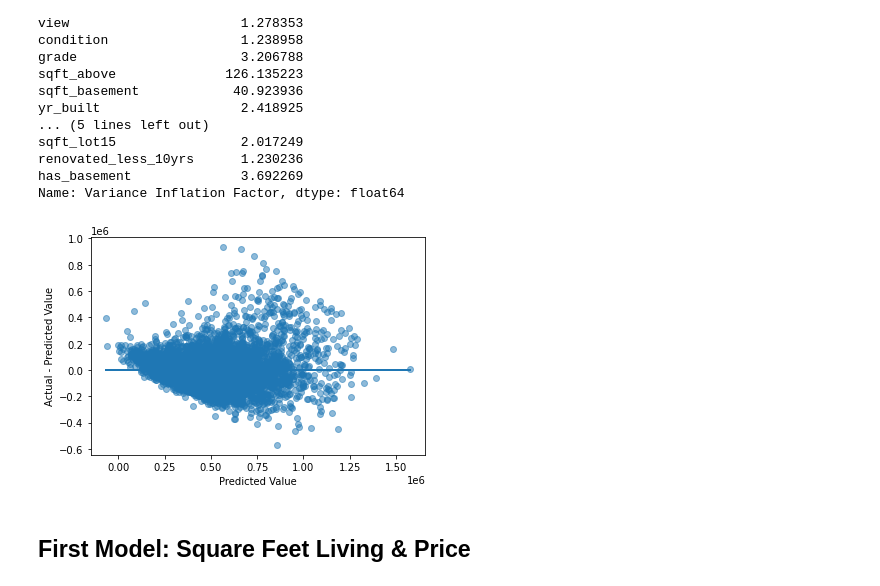
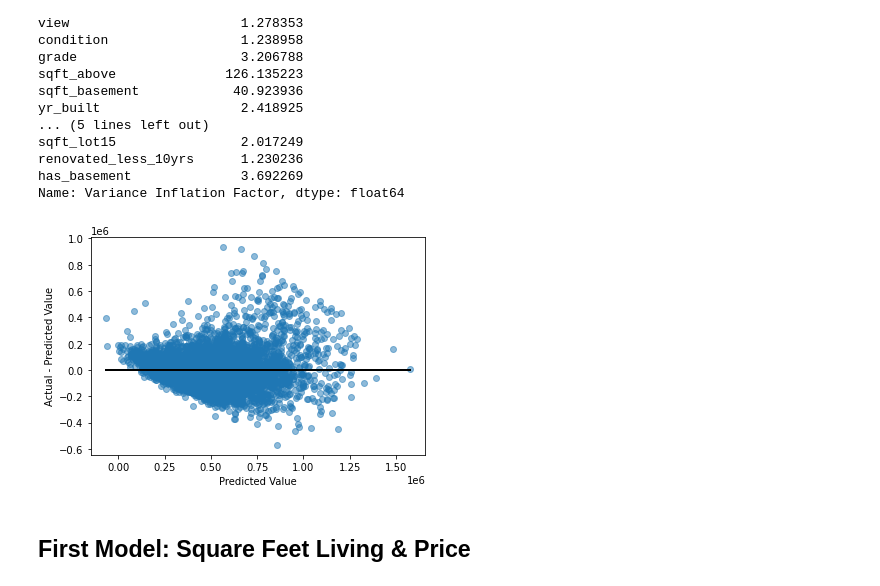
Before and after one commit to cyborgsage/kingco-realestate, a Jupyter notebook: doug_index.ipynb, the cells around one changed output. Saved outputs shown, nothing was run; the diff lists cells and outputs as text; code cells hidden in the pictures.

Commit message:
add all models, assumptions, and update markdown

```diff
--- a/doug_index.ipynb
+++ b/doug_index.ipynb
@@ -161,12 +160,3 @@ baseline_X_test_scaled.columns = baseline_X.columns
 print(f'Train Mean: {baseline_y_train.mean()}, Test Mean: {baseline_y_test.mean()}')
 # %% [output]
 Train Mean: 505325.3087087843, Test Mean: 512039.5039637599
-# %%
-baseline_model = LinearRegression()
-
-# Fit the model on X_train_final and y_train
-baseline_model.fit(baseline_X_train_scaled, baseline_y_train)
-
-# Score the model on X_test_final and y_test
-# (use the built-in .score method)
-baseline_model.score(baseline_X_test_scaled, baseline_y_test)
@@ -236,9 +211,9 @@ Name: Variance Inflation Factor, dtype: float64
 # %%
 #HOMOSCEDASTICITY
 fig, ax = plt.subplots()
 ax.scatter(preds, residuals, alpha=0.5)
-ax.plot(preds, [0 for i in range(len(baseline_X_test_scaled))])
+ax.plot(preds, [0 for i in range(len(baseline_X_test_scaled))], color='black')
 ax.set_xlabel("Predicted Value")
 ax.set_ylabel("Actual - Predicted Value");
 # %% [output]
-[figure, old version]
+[figure, new version]
```
Also changed, not shown: parts of 83 cells of this notebook.
